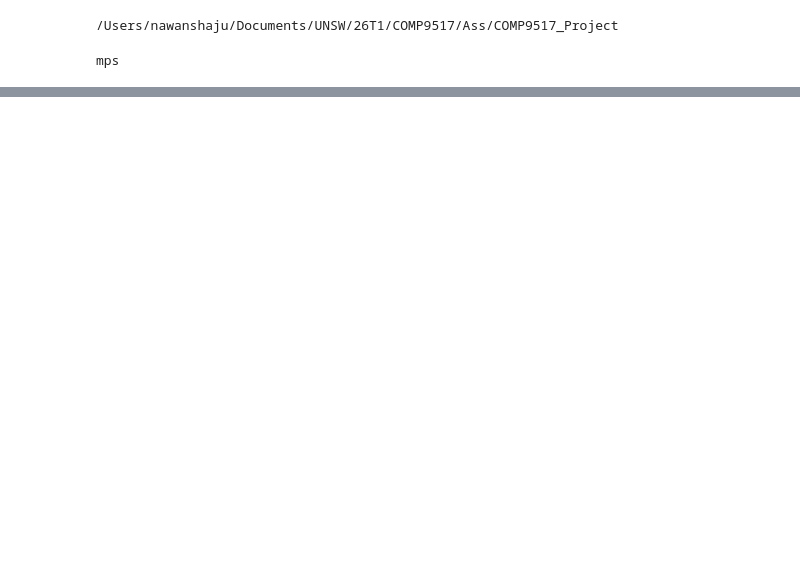
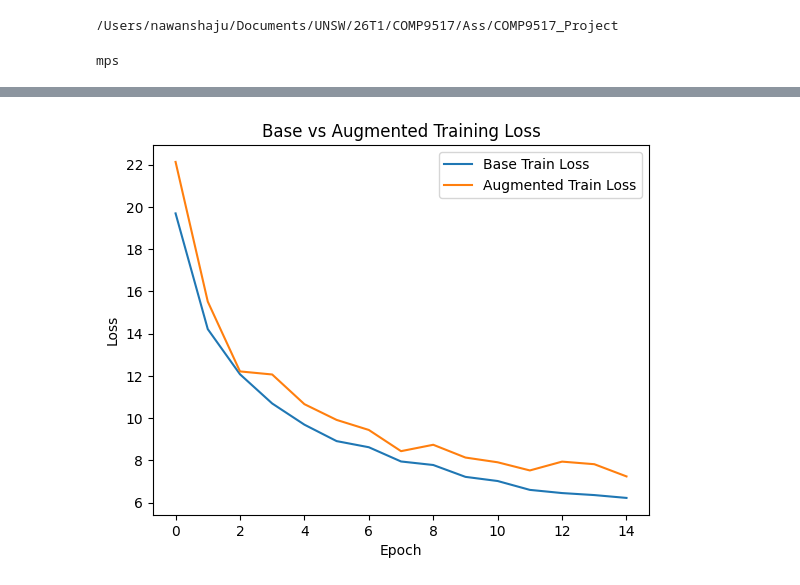
Before and after one commit to nishanshaju22/COMP9517_Project, a Jupyter notebook: DeepLabV3/Model.ipynb, the cells around one changed output, grey strips where cells are left out. Drawn from its saved outputs; the diff is of its cells as text; code cells hidden in the pictures; blank space fills up the shorter version.

```diff
--- a/DeepLabV3/Model.ipynb
+++ b/DeepLabV3/Model.ipynb
@@ -199,0 +476,4 @@ def train_model(
+# %%
+model_aug = create_model()
+
+print("Augmented model created")
@@ -199,0 +482,10 @@ def train_model(
+# %%
+loss_fn_aug = nn.BCEWithLogitsLoss()
+# %%
+train_losses_aug, val_losses_aug = train_model(
+    model=model_aug,
+    train_loader=train_loader_aug,
+    val_loader=val_loader,
+    loss_fn=loss_fn_aug,
+    model_name="deeplab_augmented"
+)
@@ -199,0 +662,24 @@ def train_model(
+# %%
+plt.figure()
+
+plt.plot(
+    train_losses_base,
+    label="Base Train Loss"
+)
+
+plt.plot(
+    train_losses_aug,
+    label="Augmented Train Loss"
+)
+
+plt.title("Base vs Augmented Training Loss")
+
+plt.xlabel("Epoch")
+
+plt.ylabel("Loss")
+
+plt.legend()
+
+plt.show()
+# %% [output]
+[figure, added]
```
Also changed, not shown: parts of 25 cells of this notebook, 3 other files.
